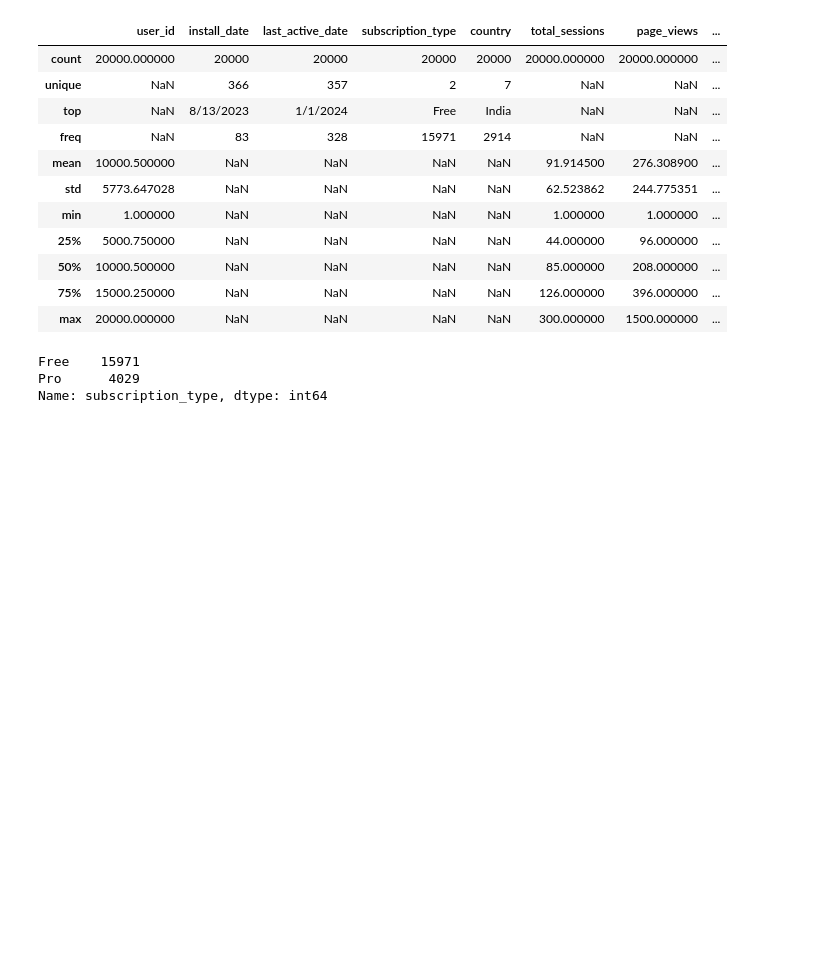
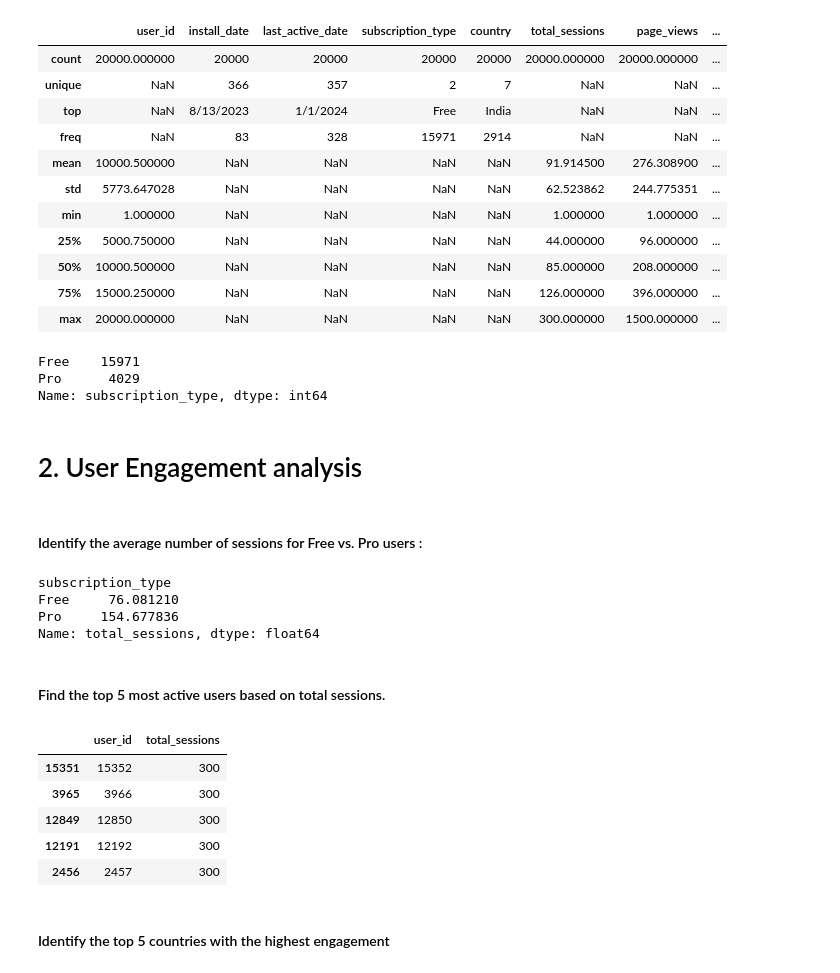
Before and after one commit to Saheebtareque/Data_Analyst_Assignment, a Jupyter notebook: Data_Analysis.ipynb, the cells around one changed output. Drawn from its saved outputs; the diff is of its cells as text; code cells hidden in the pictures; blank space fills up the shorter version.

```diff
--- a/Data_Analysis.ipynb
+++ b/Data_Analysis.ipynb
@@ -187,3 +188,32 @@ subscription_distribution
 Free    15971
 Pro      4029
 Name: subscription_type, dtype: int64
+# %% [markdown]
+# 2. User Engagement analysis
+# %% [markdown]
+#### Identify the average number of sessions for Free vs. Pro users :
+# %%
+avg_sessions_by_subscription = df.groupby('subscription_type')['total_sessions'].mean()
+
+avg_sessions_by_subscription
+# %% [output]
+subscription_type
+Free     76.081210
+Pro     154.677836
+Name: total_sessions, dtype: float64
+# %% [markdown]
+#### Find the top 5 most active users based on total sessions.
+# %%
+# Find the top 5 most active users based on total sessions
+top_5_active_users = df[['user_id', 'total_sessions']].sort_values(by='total_sessions', ascending=False).head(5)
+
+top_5_active_users
+# %% [output]
+|  | user_id | total_sessions |
+| 15351 | 15352 | 300 |
+| 3965 | 3966 | 300 |
+| 12849 | 12850 | 300 |
+| 12191 | 12192 | 300 |
+| 2456 | 2457 | 300 |
+# %% [markdown]
+#### Identify the top 5 countries with the highest engagement
```
Also changed, not shown: parts of 21 cells of this notebook.
